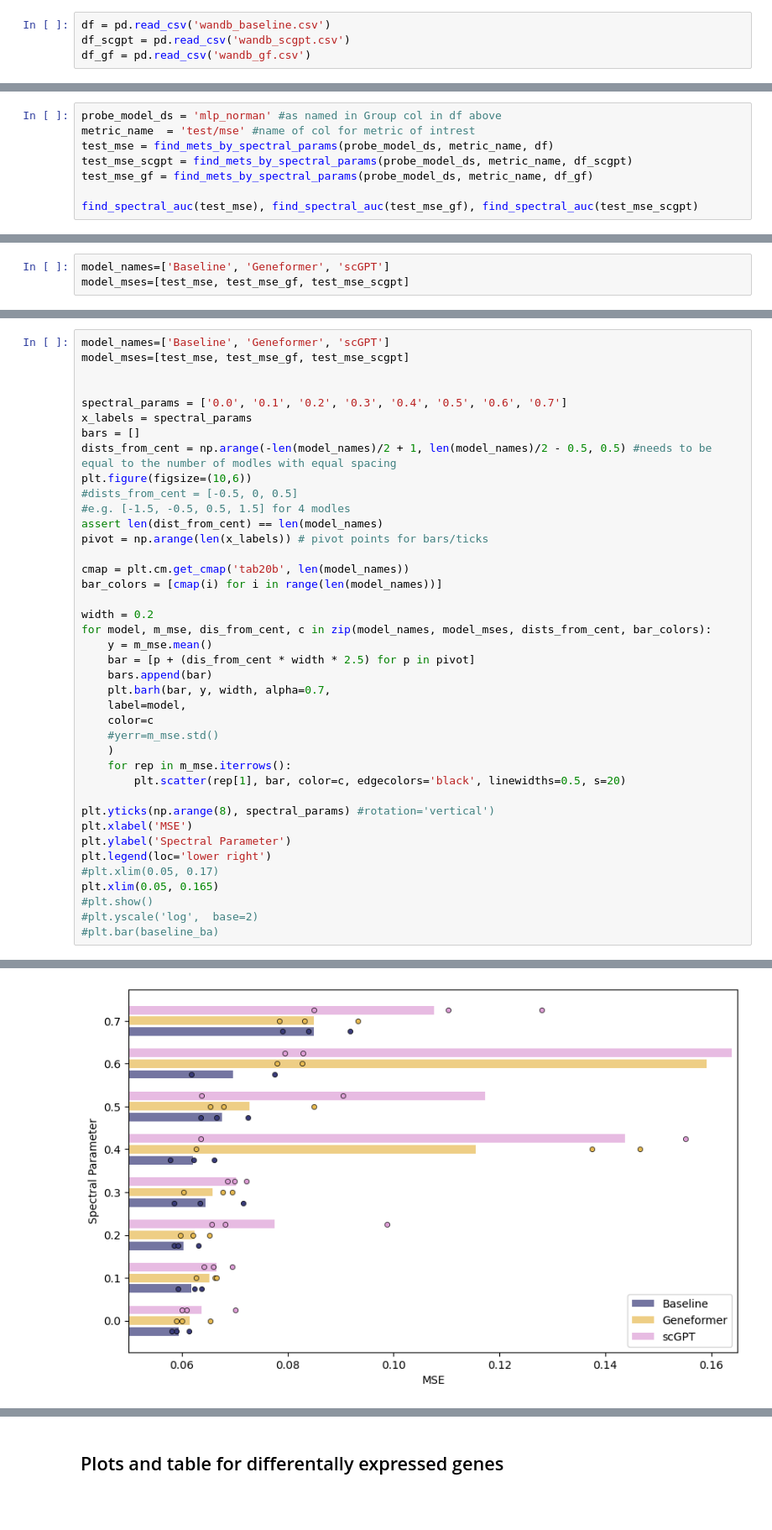
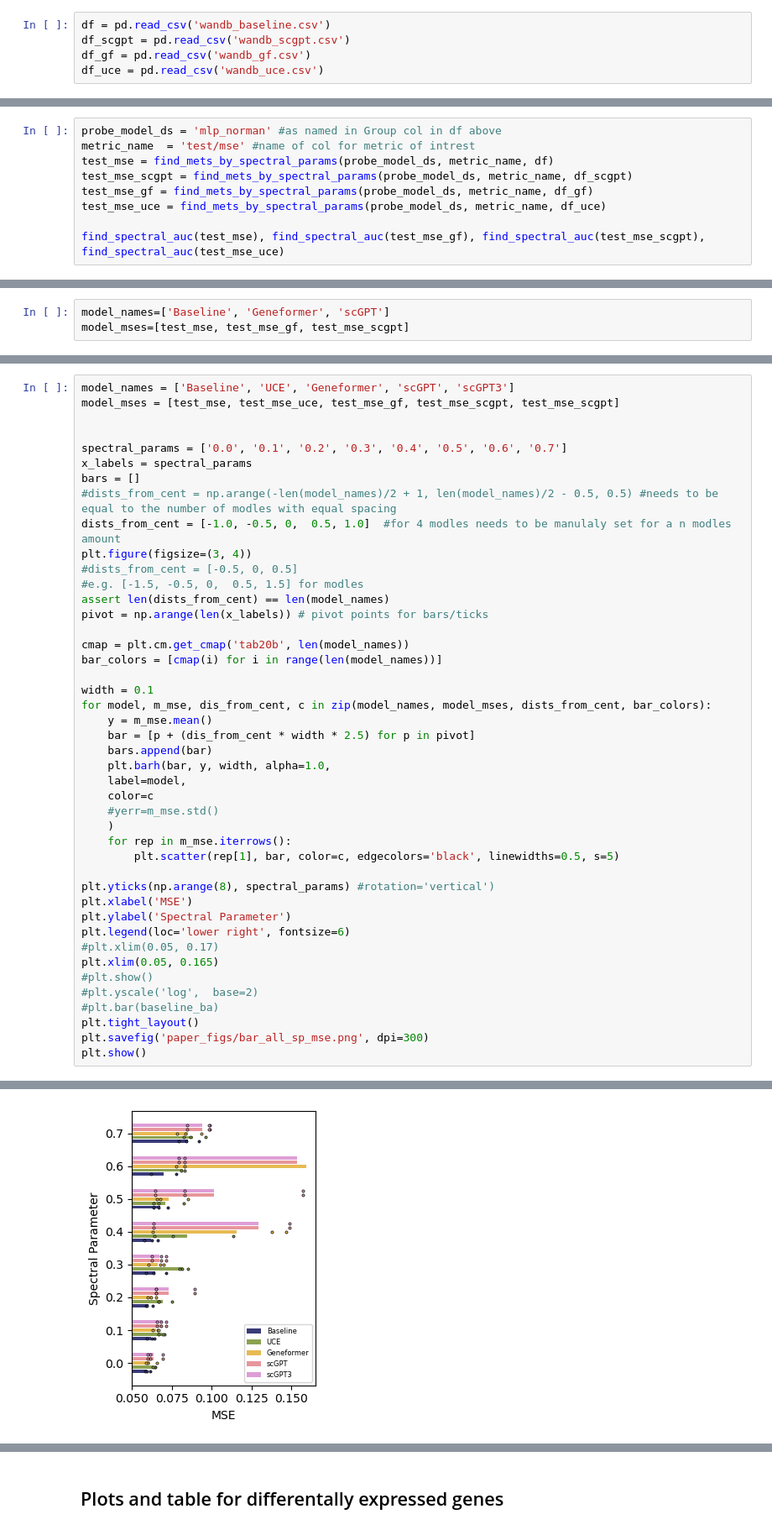
Before and after one commit to aaronwtr/PertEval, a Jupyter notebook: notebooks/results_analysis.ipynb, the cells around one changed output, grey strips where cells are left out. Shown at 84% size. Drawn from its saved outputs; the diff is of its cells as text; blank space fills up the shorter version.

```diff
--- a/notebooks/results_analysis.ipynb
+++ b/notebooks/results_analysis.ipynb
@@ -39,6 +39,7 @@ runs_df = pd.DataFrame({
 df = pd.read_csv('wandb_baseline.csv')
 df_scgpt = pd.read_csv('wandb_scgpt.csv')
 df_gf = pd.read_csv('wandb_gf.csv')
+df_uce = pd.read_csv('wandb_uce.csv')
 # %%
 df = pd.read_csv('wandb_baseline.csv')
 df.head()
@@ -114,6 +115,7 @@ metric_name  = 'test/mse' #name of col for metric of intrest
 test_mse = find_mets_by_spectral_params(probe_model_ds, metric_name, df)
 test_mse_scgpt = find_mets_by_spectral_params(probe_model_ds, metric_name, df_scgpt)
 test_mse_gf = find_mets_by_spectral_params(probe_model_ds, metric_name, df_gf)
+test_mse_uce = find_mets_by_spectral_params(probe_model_ds, metric_name, df_uce)
 
-find_spectral_auc(test_mse), find_spectral_auc(test_mse_gf), find_spectral_auc(test_mse_scgpt)
+find_spectral_auc(test_mse), find_spectral_auc(test_mse_gf), find_spectral_auc(test_mse_scgpt), find_spectral_auc(test_mse_uce)
 # %% [output]
@@ -231,41 +208,45 @@ model_mses=[test_mse, test_mse_gf, test_mse_scgpt]
 # %%
-model_names=['Baseline', 'Geneformer', 'scGPT']
-model_mses=[test_mse, test_mse_gf, test_mse_scgpt]
+model_names = ['Baseline', 'UCE', 'Geneformer', 'scGPT', 'scGPT3']
+model_mses = [test_mse, test_mse_uce, test_mse_gf, test_mse_scgpt, test_mse_scgpt]
 
 
 spectral_params = ['0.0', '0.1', '0.2', '0.3', '0.4', '0.5', '0.6', '0.7']
 x_labels = spectral_params
 bars = []
-dists_from_cent = np.arange(-len(model_names)/2 + 1, len(model_names)/2 - 0.5, 0.5) #needs to be equal to the number of modles with equal spacing
-plt.figure(figsize=(10,6))
+#dists_from_cent = np.arange(-len(model_names)/2 + 1, len(model_names)/2 - 0.5, 0.5) #needs to be equal to the number of modles with equal spacing
+dists_from_cent = [-1.0, -0.5, 0,  0.5, 1.0]  #for 4 modles needs to be manulaly set for a n modles amount
+plt.figure(figsize=(3, 4))
 #dists_from_cent = [-0.5, 0, 0.5]
-#e.g. [-1.5, -0.5, 0.5, 1.5] for 4 modles
-assert len(dist_from_cent) == len(model_names)
+#e.g. [-1.5, -0.5, 0,  0.5, 1.5] for modles
+assert len(dists_from_cent) == len(model_names)
 pivot = np.arange(len(x_labels)) # pivot points for bars/ticks
 
 cmap = plt.cm.get_cmap('tab20b', len(model_names))
 bar_colors = [cmap(i) for i in range(len(model_names))]
 
-width = 0.2
+width = 0.1
 for model, m_mse, dis_from_cent, c in zip(model_names, model_mses, dists_from_cent, bar_colors):
     y = m_mse.mean()
     bar = [p + (dis_from_cent * width * 2.5) for p in pivot]
     bars.append(bar)
-    plt.barh(bar, y, width, alpha=0.7,
+    plt.barh(bar, y, width, alpha=1.0,
     label=model,
     color=c
     #yerr=m_mse.std()
     )
     for rep in m_mse.iterrows():
-        plt.scatter(rep[1], bar, color=c, edgecolors='black', linewidths=0.5, s=20)
+        plt.scatter(rep[1], bar, color=c, edgecolors='black', linewidths=0.5, s=5)
 
 plt.yticks(np.arange(8), spectral_params) #rotation='vertical')
 plt.xlabel('MSE')
 plt.ylabel('Spectral Parameter')
-plt.legend(loc='lower right')
+plt.legend(loc='lower right', fontsize=6)
 #plt.xlim(0.05, 0.17)
 plt.xlim(0.05, 0.165)
 #plt.show()
 #plt.yscale('log',  base=2)
 #plt.bar(baseline_ba)
+plt.tight_layout()
+plt.savefig('paper_figs/bar_all_sp_mse.png', dpi=300)
+plt.show()
 # %% [output]
@@ -273 +253 @@ plt.xlim(0.05, 0.165)
-[figure, old version]
+[figure, new version]
```
Also changed, not shown: parts of 27 cells of this notebook.
